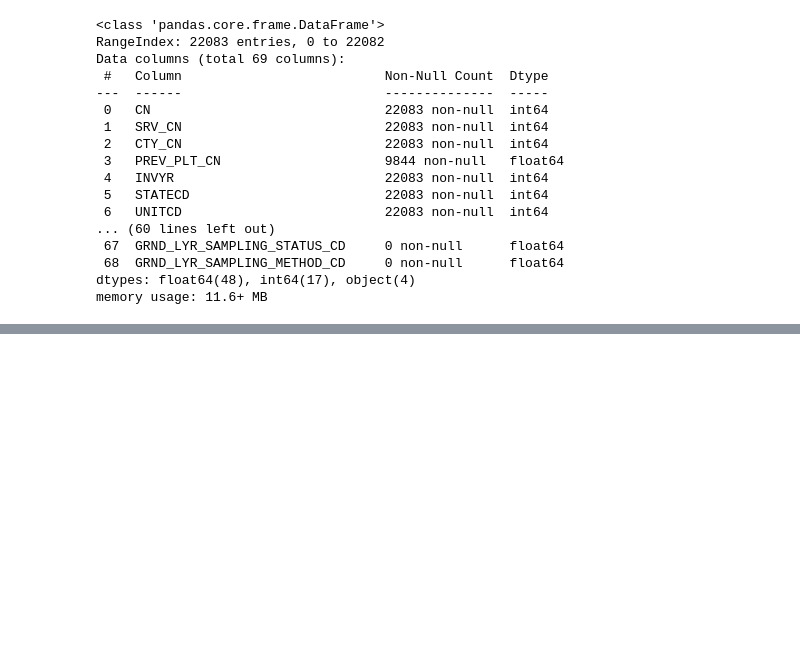
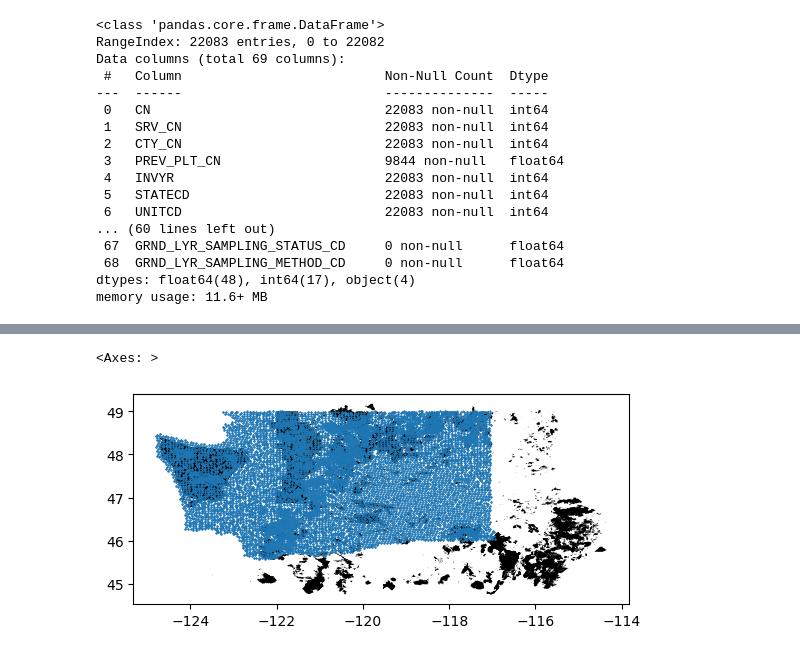
Before and after one commit to hbclad/Erdos_Trees, a Jupyter notebook: Fire Polygons Analysis/fire_history.ipynb, the cells around one changed output, grey strips where cells are left out. Cells and saved outputs as stored; diff of their text form; code cells hidden in the pictures; blank space fills up the shorter version.

```diff
--- a/Fire Polygons Analysis/fire_history.ipynb
+++ b/Fire Polygons Analysis/fire_history.ipynb
@@ -75,0 +82,6 @@ plot_df.head()
+# %%
+base = fire_df.plot(color = "black")
+plot_df.plot(ax = base, markersize = 0.3)
+# %% [output]
+<Axes: >
+[figure, added]
```
Also changed, not shown: parts of 3 cells of this notebook.
